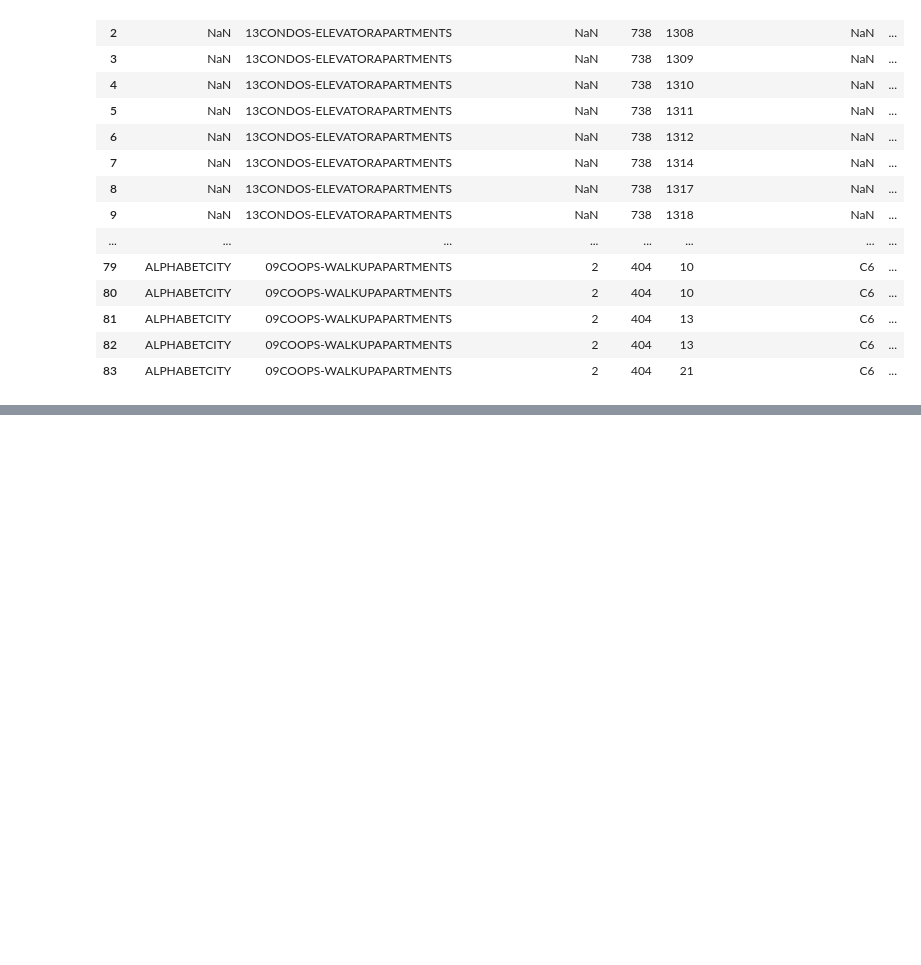
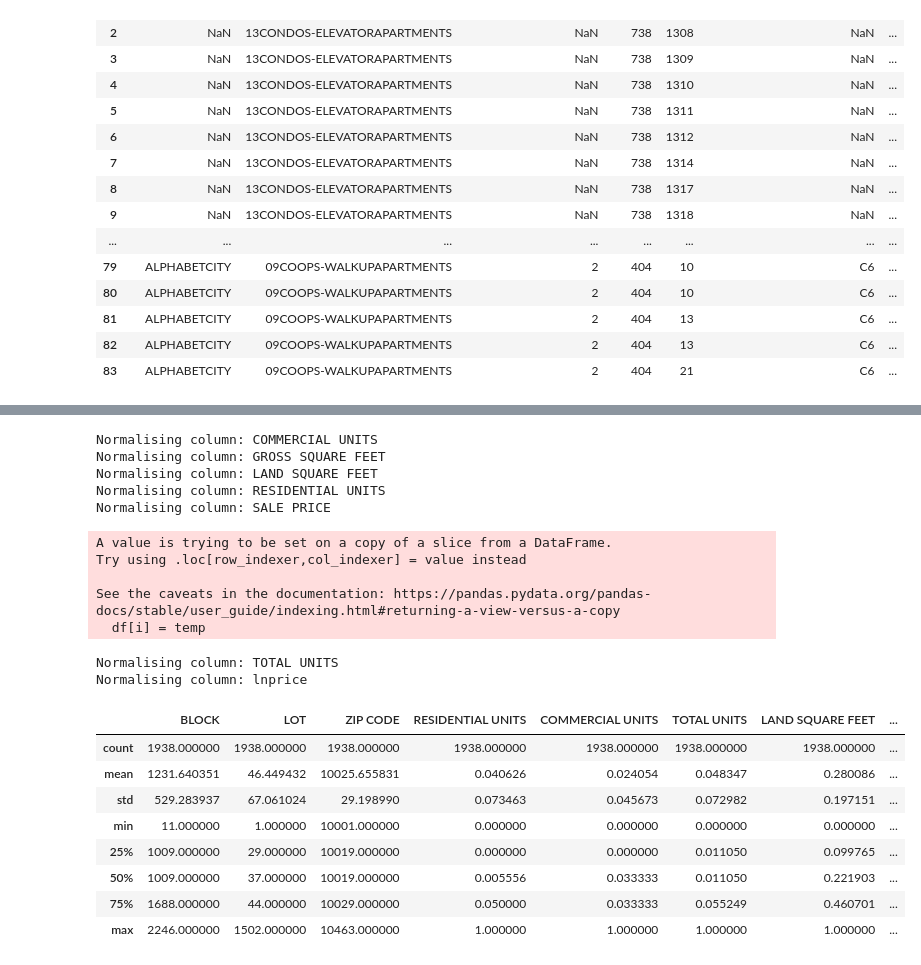
Before and after one commit to iNafey/house-price-predictor, a Jupyter notebook: main.ipynb, the cells around one changed output, grey strips where cells are left out. Cells and saved outputs as stored; diff of their text form; code cells hidden in the pictures; blank space fills up the shorter version.

```diff
--- a/main.ipynb
+++ b/main.ipynb
@@ -870,0 +865,25 @@ Score against test data: 0.312
+# %%
+normalised_df = normalise(valid_grsqft_df, ["COMMERCIAL UNITS","GROSS SQUARE FEET","LAND SQUARE FEET","RESIDENTIAL UNITS","SALE PRICE", "TOTAL UNITS", "lnprice"])
+normalised_df.describe()
+# %% [output]
+Normalising column: COMMERCIAL UNITS
+Normalising column: GROSS SQUARE FEET
+Normalising column: LAND SQUARE FEET
+Normalising column: RESIDENTIAL UNITS
+Normalising column: SALE PRICE
+A value is trying to be set on a copy of a slice from a DataFrame.
+Try using .loc[row_indexer,col_indexer] = value instead
+
+See the caveats in the documentation: https://pandas.pydata.org/pandas-docs/stable/user_guide/indexing.html#returning-a-view-versus-a-copy
+  df[i] = temp
+Normalising column: TOTAL UNITS
+Normalising column: lnprice
+|  | BLOCK | LOT | ZIP CODE | RESIDENTIAL UNITS | COMMERCIAL UNITS | TOTAL UNITS | LAND SQUARE FEET | ... |
+| count | 1938.000000 | 1938.000000 | 1938.000000 | 1938.000000 | 1938.000000 | 1938.000000 | 1938.000000 | ... |
+| mean | 1231.640351 | 46.449432 | 10025.655831 | 0.040626 | 0.024054 | 0.048347 | 0.280086 | ... |
+| std | 529.283937 | 67.061024 | 29.198990 | 0.073463 | 0.045673 | 0.072982 | 0.197151 | ... |
+| min | 11.000000 | 1.000000 | 10001.000000 | 0.000000 | 0.000000 | 0.000000 | 0.000000 | ... |
+| 25% | 1009.000000 | 29.000000 | 10019.000000 | 0.000000 | 0.000000 | 0.011050 | 0.099765 | ... |
+| 50% | 1009.000000 | 37.000000 | 10019.000000 | 0.005556 | 0.033333 | 0.011050 | 0.221903 | ... |
+| 75% | 1688.000000 | 44.000000 | 10029.000000 | 0.050000 | 0.033333 | 0.055249 | 0.460701 | ... |
+| max | 2246.000000 | 1502.000000 | 10463.000000 | 1.000000 | 1.000000 | 1.000000 | 1.000000 | ... |
```
Also changed, not shown: parts of 66 cells of this notebook.
